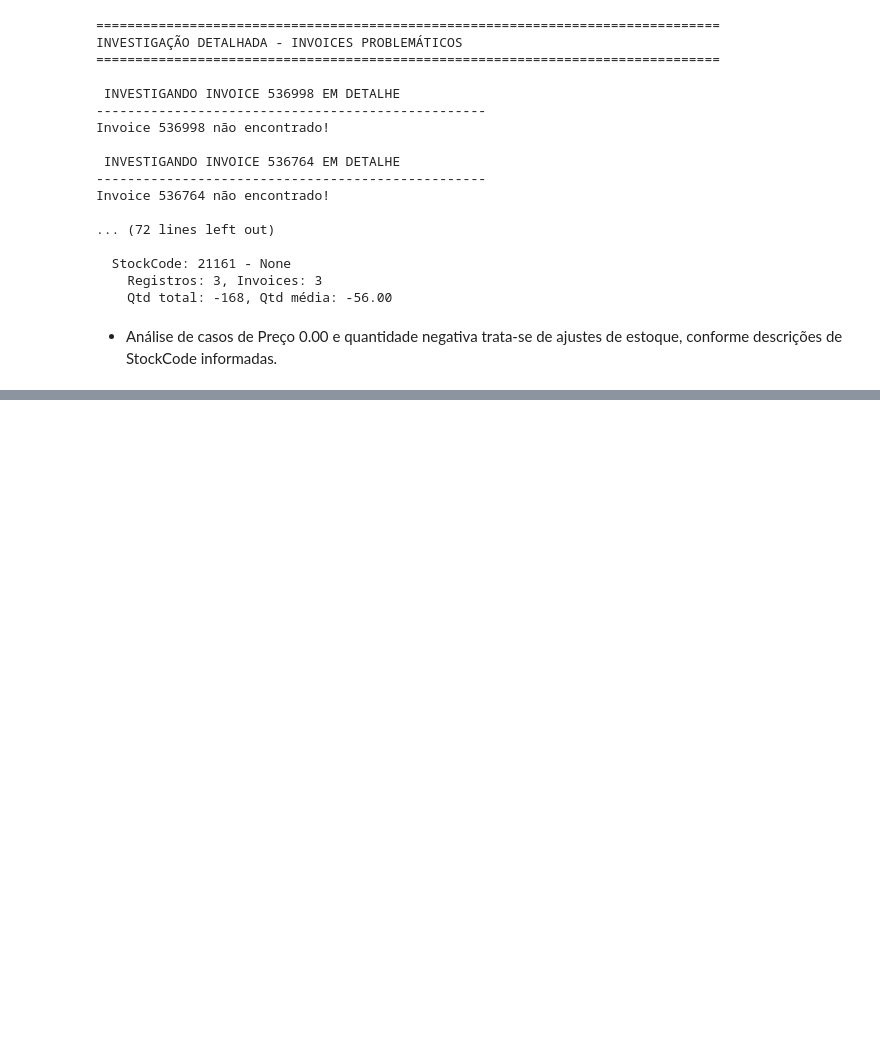
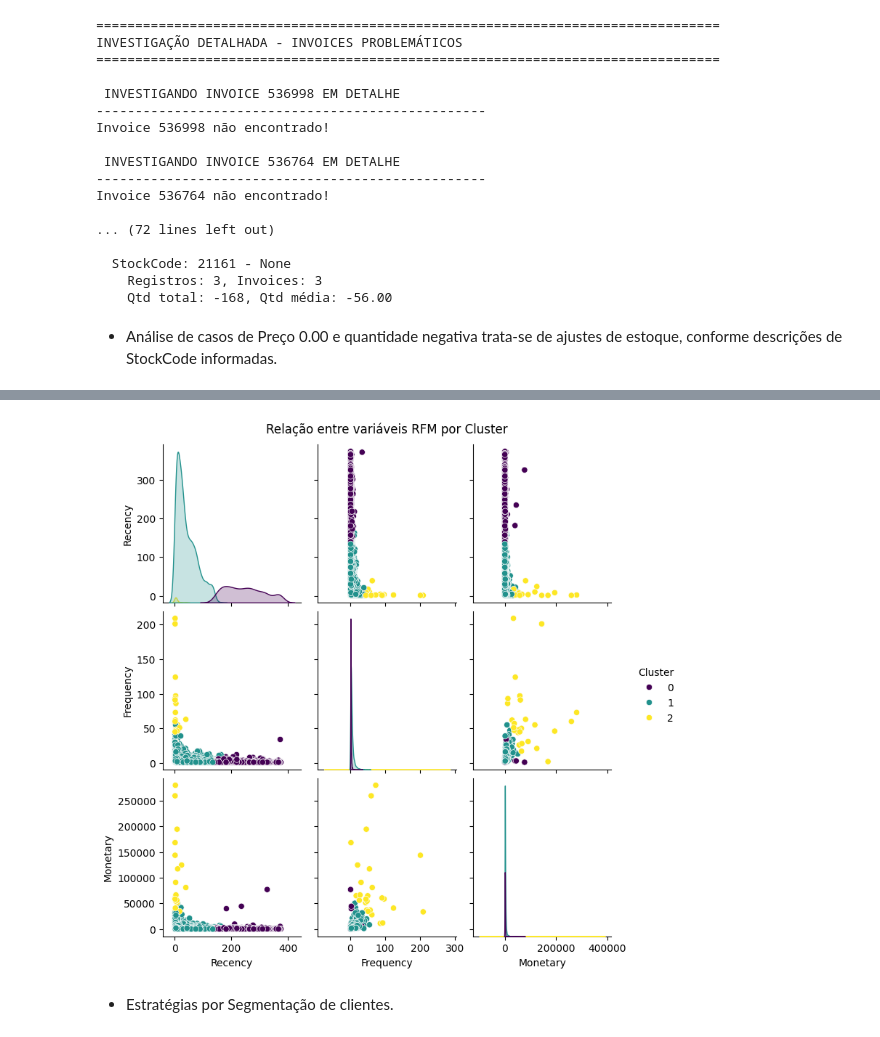
Before and after one commit to marcelonicolays/AD2, a Jupyter notebook: AD2.ipynb, the cells around one changed output, grey strips where cells are left out. Saved outputs shown, nothing was run; the diff lists cells and outputs as text; code cells hidden in the pictures; blank space fills up the shorter version.

```diff
--- a/AD2.ipynb
+++ b/AD2.ipynb
@@ -702,0 +1029,9 @@ Invoice 536764 não encontrado!
+# %%
+sns.pairplot(rfm, vars=['Recency', 'Frequency', 'Monetary'],
+             hue='Cluster', palette='viridis', diag_kind='kde')
+plt.suptitle('Relação entre variáveis RFM por Cluster', y=1.02)
+plt.show()
+# %% [output]
+[figure, added]
+# %% [markdown]
+- Estratégias por Segmentação de clientes.
```
Also changed, not shown: parts of 25 cells of this notebook.
